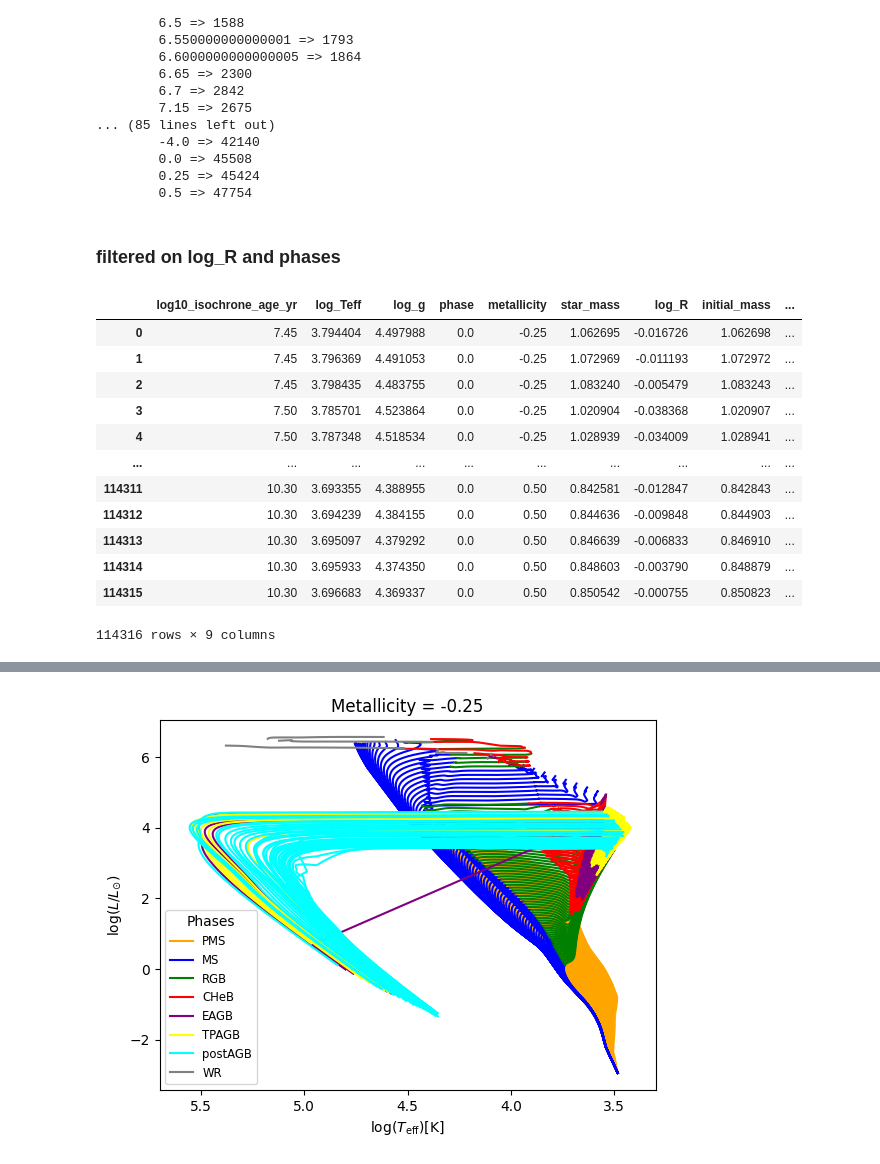
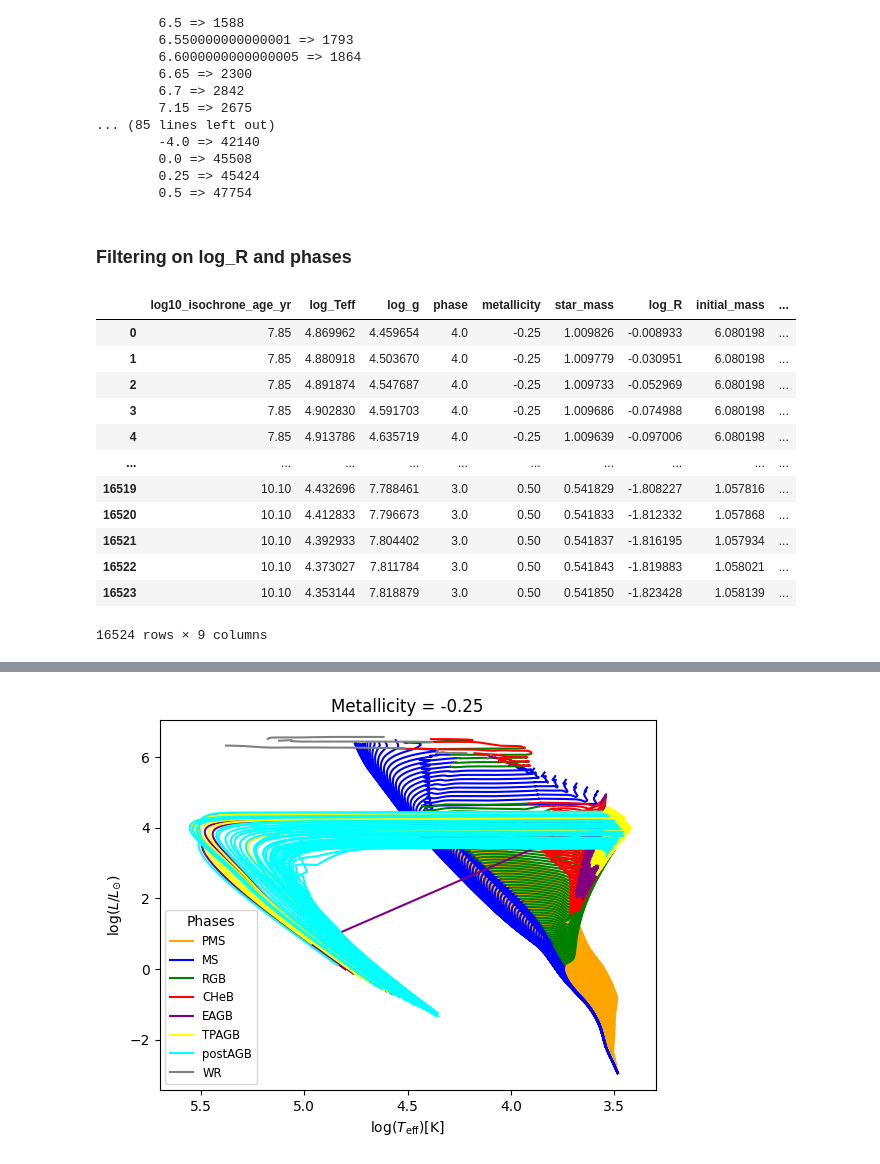
Before and after one commit to anpirott/thesis, a Jupyter notebook: notebooks/physics/MIST_data_checking.ipynb, the cells around one changed output, grey strips where cells are left out. Drawn from its saved outputs; the diff is of its cells as text; code cells hidden in the pictures.

Commit message:
improved notebook on checking the data

```diff
--- a/notebooks/physics/MIST_data_checking.ipynb
+++ b/notebooks/physics/MIST_data_checking.ipynb
@@ -242,26 +341,26 @@ log10_isochrone_age_yr :
         0.25 => 45424
         0.5 => 47754
 # %% [markdown]
-### filtered on log_R and phases
+### Filtering on log_R and phases
 # %%
-phase_log_R_filtered_iso_df = Data_preparator.filter_data(iso_df, {'phase':[0, 2, 3, 4, 5], 'log_R': ("<", 0.0)})
+phase_log_R_filtered_iso_df = filter_data(iso_df, {'phase':[3, 4, 5], 'log_R': ("<", 0.0)})
 display(phase_log_R_filtered_iso_df)
 
 # filter_data checked, every data point from these phases should be taken and none of the data point from the other phases should be taken
 # %% [output]
 |  | log10_isochrone_age_yr | log_Teff | log_g | phase | metallicity | star_mass | log_R | initial_mass | ... |
-| 0 | 7.45 | 3.794404 | 4.497988 | 0.0 | -0.25 | 1.062695 | -0.016726 | 1.062698 | ... |
-| 1 | 7.45 | 3.796369 | 4.491053 | 0.0 | -0.25 | 1.072969 | -0.011193 | 1.072972 | ... |
-| 2 | 7.45 | 3.798435 | 4.483755 | 0.0 | -0.25 | 1.083240 | -0.005479 | 1.083243 | ... |
-| 3 | 7.50 | 3.785701 | 4.523864 | 0.0 | -0.25 | 1.020904 | -0.038368 | 1.020907 | ... |
-| 4 | 7.50 | 3.787348 | 4.518534 | 0.0 | -0.25 | 1.028939 | -0.034009 | 1.028941 | ... |
+| 0 | 7.85 | 4.869962 | 4.459654 | 4.0 | -0.25 | 1.009826 | -0.008933 | 6.080198 | ... |
+| 1 | 7.85 | 4.880918 | 4.503670 | 4.0 | -0.25 | 1.009779 | -0.030951 | 6.080198 | ... |
+| 2 | 7.85 | 4.891874 | 4.547687 | 4.0 | -0.25 | 1.009733 | -0.052969 | 6.080198 | ... |
+| 3 | 7.85 | 4.902830 | 4.591703 | 4.0 | -0.25 | 1.009686 | -0.074988 | 6.080198 | ... |
+| 4 | 7.85 | 4.913786 | 4.635719 | 4.0 | -0.25 | 1.009639 | -0.097006 | 6.080198 | ... |
 | ... | ... | ... | ... | ... | ... | ... | ... | ... | ... |
-| 114311 | 10.30 | 3.693355 | 4.388955 | 0.0 | 0.50 | 0.842581 | -0.012847 | 0.842843 | ... |
-| 114312 | 10.30 | 3.694239 | 4.384155 | 0.0 | 0.50 | 0.844636 | -0.009848 | 0.844903 | ... |
-| 114313 | 10.30 | 3.695097 | 4.379292 | 0.0 | 0.50 | 0.846639 | -0.006833 | 0.846910 | ... |
-| 114314 | 10.30 | 3.695933 | 4.374350 | 0.0 | 0.50 | 0.848603 | -0.003790 | 0.848879 | ... |
-| 114315 | 10.30 | 3.696683 | 4.369337 | 0.0 | 0.50 | 0.850542 | -0.000755 | 0.850823 | ... |
+| 16519 | 10.10 | 4.432696 | 7.788461 | 3.0 | 0.50 | 0.541829 | -1.808227 | 1.057816 | ... |
+| 16520 | 10.10 | 4.412833 | 7.796673 | 3.0 | 0.50 | 0.541833 | -1.812332 | 1.057868 | ... |
+| 16521 | 10.10 | 4.392933 | 7.804402 | 3.0 | 0.50 | 0.541837 | -1.816195 | 1.057934 | ... |
+| 16522 | 10.10 | 4.373027 | 7.811784 | 3.0 | 0.50 | 0.541843 | -1.819883 | 1.058021 | ... |
+| 16523 | 10.10 | 4.353144 | 7.818879 | 3.0 | 0.50 | 0.541850 | -1.823428 | 1.058139 | ... |
-114316 rows × 9 columns
+16524 rows × 9 columns
 # %%
 print_uniques('phase', phase_log_R_filtered_iso_df)
 print_uniques('log10_isochrone_age_yr', phase_log_R_filtered_iso_df)
```
Also changed, not shown: parts of 25 cells of this notebook.
